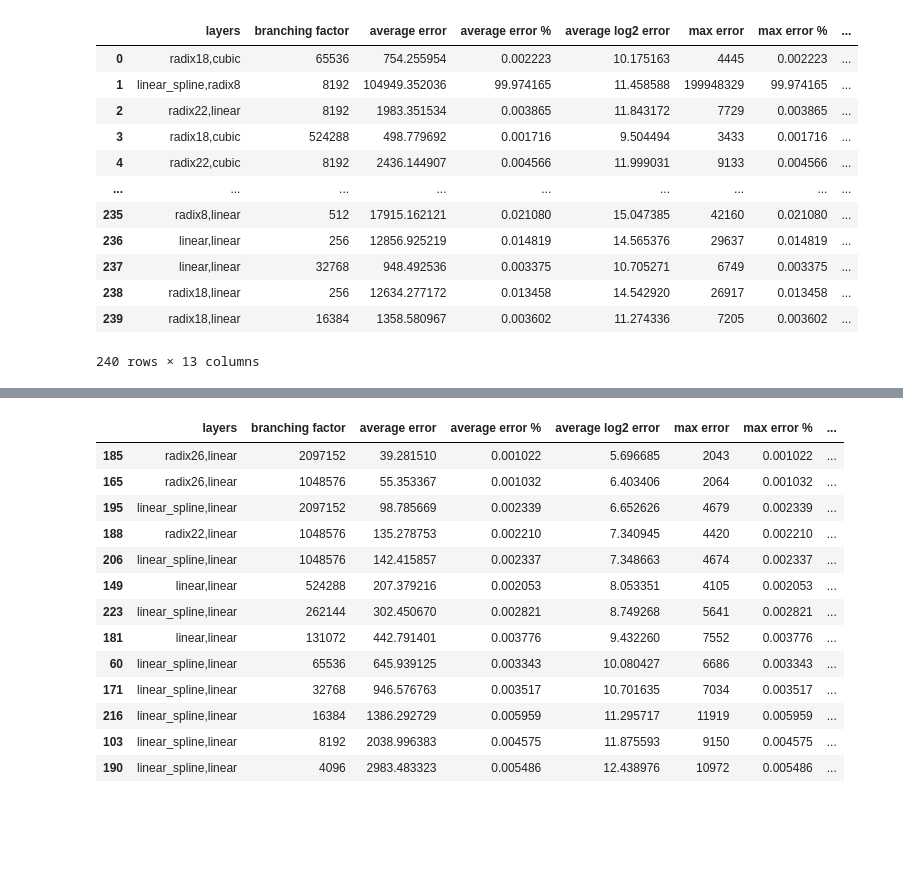
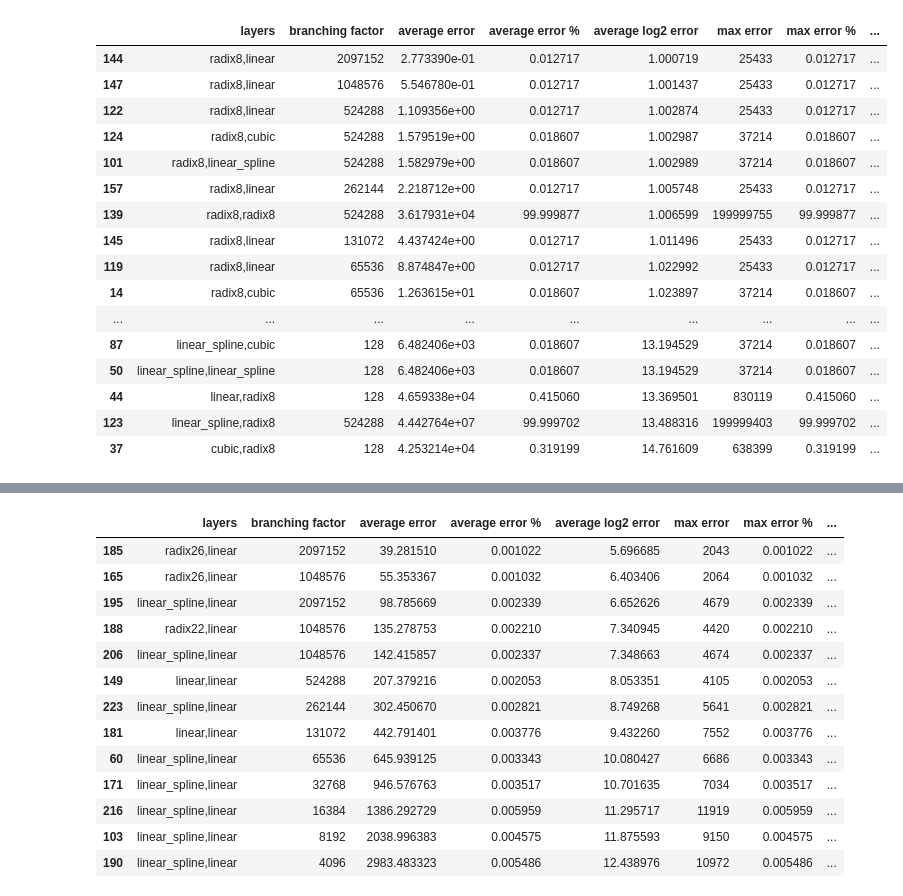
Before and after one commit to learnedsystems/RMI, a Jupyter notebook: optimizer/Untitled.ipynb, the cells around one changed output, grey strips where cells are left out. Saved outputs shown, nothing was run; the diff lists cells and outputs as text; code cells hidden in the pictures; blank space fills up the shorter version.

```diff
--- a/optimizer/Untitled.ipynb
+++ b/optimizer/Untitled.ipynb
@@ -2,20 +2,26 @@
 import pandas as pd
 import itertools
 import numpy as np
-# %%
-df = pd.read_csv("step2_out.csv")
-df
-# %% [output]
-|  | layers | branching factor | average error | average error % | average log2 error | max error | max error % | ... |
-| 0 | radix18,cubic | 65536 | 754.255954 | 0.002223 | 10.175163 | 4445 | 0.002223 | ... |
-| 1 | linear_spline,radix8 | 8192 | 104949.352036 | 99.974165 | 11.458588 | 199948329 | 99.974165 | ... |
-| 2 | radix22,linear | 8192 | 1983.351534 | 0.003865 | 11.843172 | 7729 | 0.003865 | ... |
-| 3 | radix18,cubic | 524288 | 498.779692 | 0.001716 | 9.504494 | 3433 | 0.001716 | ... |
-| 4 | radix22,cubic | 8192 | 2436.144907 | 0.004566 | 11.999031 | 9133 | 0.004566 | ... |
-| ... | ... | ... | ... | ... | ... | ... | ... | ... |
-| 235 | radix8,linear | 512 | 17915.162121 | 0.021080 | 15.047385 | 42160 | 0.021080 | ... |
-| 236 | linear,linear | 256 | 12856.925219 | 0.014819 | 14.565376 | 29637 | 0.014819 | ... |
-| 237 | linear,linear | 32768 | 948.492536 | 0.003375 | 10.705271 | 6749 | 0.003375 | ... |
-| 238 | radix18,linear | 256 | 12634.277172 | 0.013458 | 14.542920 | 26917 | 0.013458 | ... |
-| 239 | radix18,linear | 16384 | 1358.580967 | 0.003602 | 11.274336 | 7205 | 0.003602 | ... |
-240 rows × 13 columns
+# %%
+df = pd.read_csv("step2_out.csv")
+
+to_search = df[(df["average log2 error"] < 15) & (df["size binary search"] < 2000000000)].sort_values("average log2 error").copy()
+to_search
+# %% [output]
+|  | layers | branching factor | average error | average error % | average log2 error | max error | max error % | ... |
+| 144 | radix8,linear | 2097152 | 2.773390e-01 | 0.012717 | 1.000719 | 25433 | 0.012717 | ... |
+| 147 | radix8,linear | 1048576 | 5.546780e-01 | 0.012717 | 1.001437 | 25433 | 0.012717 | ... |
+| 122 | radix8,linear | 524288 | 1.109356e+00 | 0.012717 | 1.002874 | 25433 | 0.012717 | ... |
+| 124 | radix8,cubic | 524288 | 1.579519e+00 | 0.018607 | 1.002987 | 37214 | 0.018607 | ... |
+| 101 | radix8,linear_spline | 524288 | 1.582979e+00 | 0.018607 | 1.002989 | 37214 | 0.018607 | ... |
+| 157 | radix8,linear | 262144 | 2.218712e+00 | 0.012717 | 1.005748 | 25433 | 0.012717 | ... |
+| 139 | radix8,radix8 | 524288 | 3.617931e+04 | 99.999877 | 1.006599 | 199999755 | 99.999877 | ... |
+| 145 | radix8,linear | 131072 | 4.437424e+00 | 0.012717 | 1.011496 | 25433 | 0.012717 | ... |
+| 119 | radix8,linear | 65536 | 8.874847e+00 | 0.012717 | 1.022992 | 25433 | 0.012717 | ... |
+| 14 | radix8,cubic | 65536 | 1.263615e+01 | 0.018607 | 1.023897 | 37214 | 0.018607 | ... |
+| ... | ... | ... | ... | ... | ... | ... | ... | ... |
+| 87 | linear_spline,cubic | 128 | 6.482406e+03 | 0.018607 | 13.194529 | 37214 | 0.018607 | ... |
+| 50 | linear_spline,linear_spline | 128 | 6.482406e+03 | 0.018607 | 13.194529 | 37214 | 0.018607 | ... |
+| 44 | linear,radix8 | 128 | 4.659338e+04 | 0.415060 | 13.369501 | 830119 | 0.415060 | ... |
+| 123 | linear_spline,radix8 | 524288 | 4.442764e+07 | 99.999702 | 13.488316 | 199999403 | 99.999702 | ... |
+| 37 | cubic,radix8 | 128 | 4.253214e+04 | 0.319199 | 14.761609 | 638399 | 0.319199 | ... |
```
Also changed, not shown: parts of 1 cell of this notebook, 1 other file.
